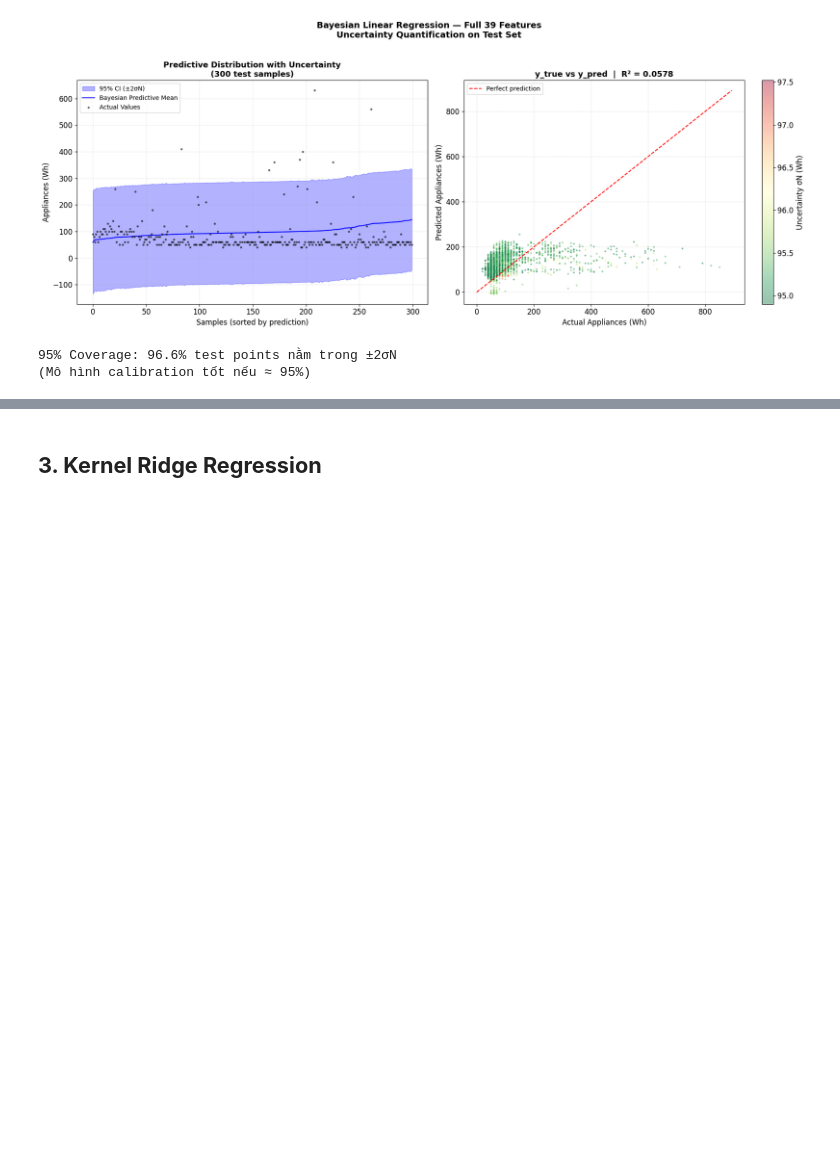
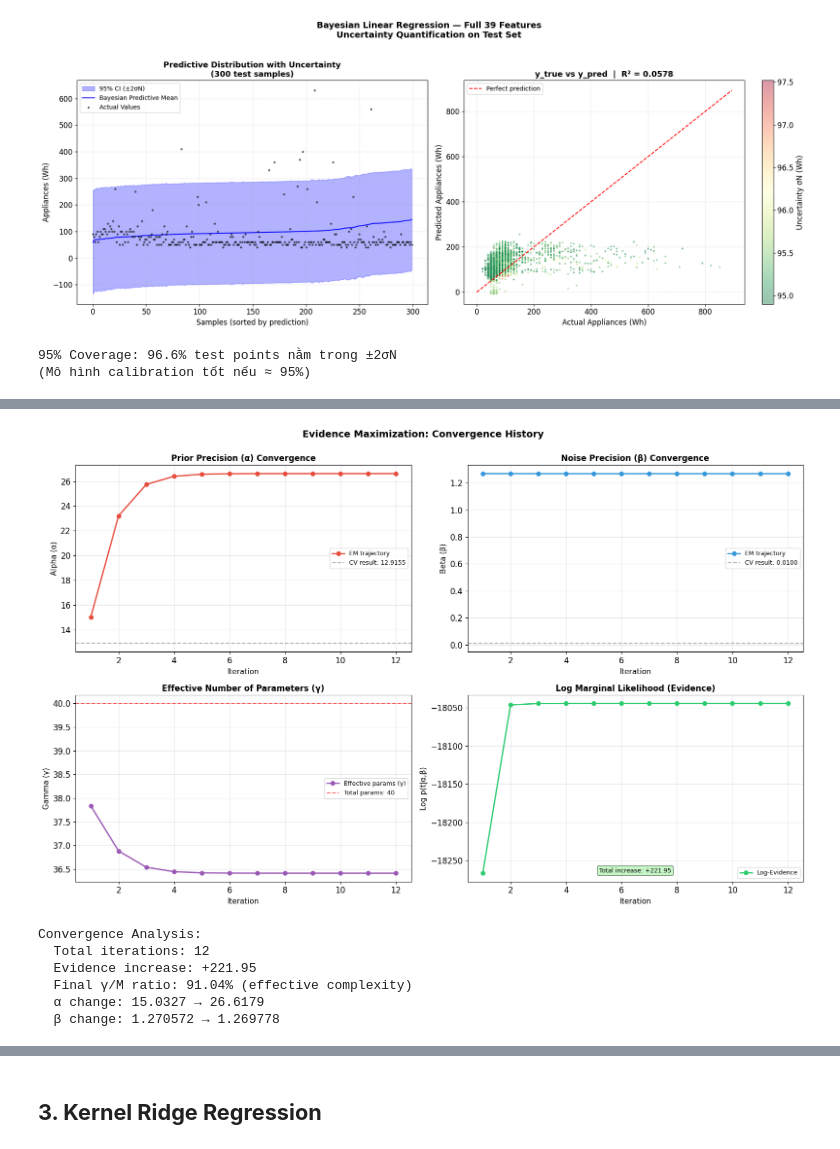
Before and after one commit to ThanhChuong12/Supervised-Learning-Regression-Classification, a Jupyter notebook: code/Part1_Regression/03_advanced_bonus_experiments.ipynb, the cells around one changed output, grey strips where cells are left out. Saved outputs shown, nothing was run; the diff lists cells and outputs as text; code cells hidden in the pictures; blank space fills up the shorter version.

Commit message:
add evidence maximization notebook

```diff
--- a/code/Part1_Regression/03_advanced_bonus_experiments.ipynb
+++ b/code/Part1_Regression/03_advanced_bonus_experiments.ipynb
@@ -682,0 +1069,76 @@ print(f"(Mô hình calibration tốt nếu ≈ 95%)")
+# %%
+# Cell: Visualize Evidence Maximization Convergence
+fig, axes = plt.subplots(2, 2, figsize=(16, 10))
+
+# Extract history data
+iterations = [h[0] for h in history_em]
+alphas = [h[1] for h in history_em]
+betas = [h[2] for h in history_em]
+gammas = [h[3] for h in history_em]
+log_evidences = [h[4] for h in history_em]
+
+# Plot 1: Alpha convergence
+ax1 = axes[0, 0]
+ax1.plot(iterations, alphas, 'o-', color='#e74c3c', linewidth=2, markersize=6, label='EM trajectory')
+ax1.axhline(y=alpha_cv, color='gray', linestyle='--', alpha=0.6, label=f'CV result: {alpha_cv:.4f}')
+ax1.set_xlabel('Iteration', fontsize=11)
+ax1.set_ylabel('Alpha (α)', fontsize=11)
+ax1.set_title('Prior Precision (α) Convergence', fontsize=12, fontweight='bold')
+ax1.legend(fontsize=9)
+ax1.grid(True, alpha=0.3)
+
+# Plot 2: Beta convergence
+ax2 = axes[0, 1]
+ax2.plot(iterations, betas, 'o-', color='#3498db', linewidth=2, markersize=6, label='EM trajectory')
+ax2.axhline(y=beta_cv, color='gray', linestyle='--', alpha=0.6, label=f'CV result: {beta_cv:.4f}')
+ax2.set_xlabel('Iteration', fontsize=11)
+ax2.set_ylabel('Beta (β)', fontsize=11)
+ax2.set_title('Noise Precision (β) Convergence', fontsize=12, fontweight='bold')
+ax2.legend(fontsize=9)
+ax2.grid(True, alpha=0.3)
+
+# Plot 3: Gamma (effective parameters)
+ax3 = axes[1, 0]
+ax3.plot(iterations, gammas, 'o-', color='#9b59b6', linewidth=2, markersize=6, label='Effective params (γ)')
+ax3.axhline(y=Phi_train.shape[1], color='red', linestyle='--', alpha=0.6,
+            label=f'Total params: {Phi_train.shape[1]}')
+ax3.set_xlabel('Iteration', fontsize=11)
+ax3.set_ylabel('Gamma (γ)', fontsize=11)
+ax3.set_title('Effective Number of Parameters (γ)', fontsize=12, fontweight='bold')
+ax3.legend(fontsize=9)
+ax3.grid(True, alpha=0.3)
+
+# Plot 4: Log-Evidence (should increase!)
+ax4 = axes[1, 1]
+ax4.plot(iterations, log_evidences, 'o-', color='#2ecc71', linewidth=2, markersize=6, label='Log-Evidence')
+ax4.set_xlabel('Iteration', fontsize=11)
+ax4.set_ylabel('Log p(t|α,β)', fontsize=11)
+ax4.set_title('Log Marginal Likelihood (Evidence)', fontsize=12, fontweight='bold')
+ax4.legend(fontsize=9)
+ax4.grid(True, alpha=0.3)
+
+# Add annotation if evidence is increasing
+evidence_increase = log_evidences[-1] - log_evidences[0]
+if evidence_increase > 0:
+    ax4.text(0.5, 0.05, f'Total increase: +{evidence_increase:.2f}',
+             transform=ax4.transAxes, ha='center', fontsize=9,
+             bbox=dict(boxstyle='round', facecolor='lightgreen', alpha=0.5))
+
+plt.suptitle('Evidence Maximization: Convergence History', fontsize=14, fontweight='bold', y=0.995)
+plt.tight_layout()
+plt.show()
+
+print(f"\nConvergence Analysis:")
+print(f"  Total iterations: {n_iterations}")
+print(f"  Evidence increase: {evidence_increase:+.2f}")
+print(f"  Final γ/M ratio: {gamma_final/Phi_train.shape[1]:.2%} (effective complexity)")
+print(f"  α change: {alphas[0]:.4f} → {alphas[-1]:.4f}")
+print(f"  β change: {betas[0]:.6f} → {betas[-1]:.6f}")
+# %% [output]
+[figure, added]
+Convergence Analysis:
+  Total iterations: 12
+  Evidence increase: +221.95
+  Final γ/M ratio: 91.04% (effective complexity)
+  α change: 15.0327 → 26.6179
+  β change: 1.270572 → 1.269778
```
Also changed, not shown: parts of 12 cells of this notebook.
